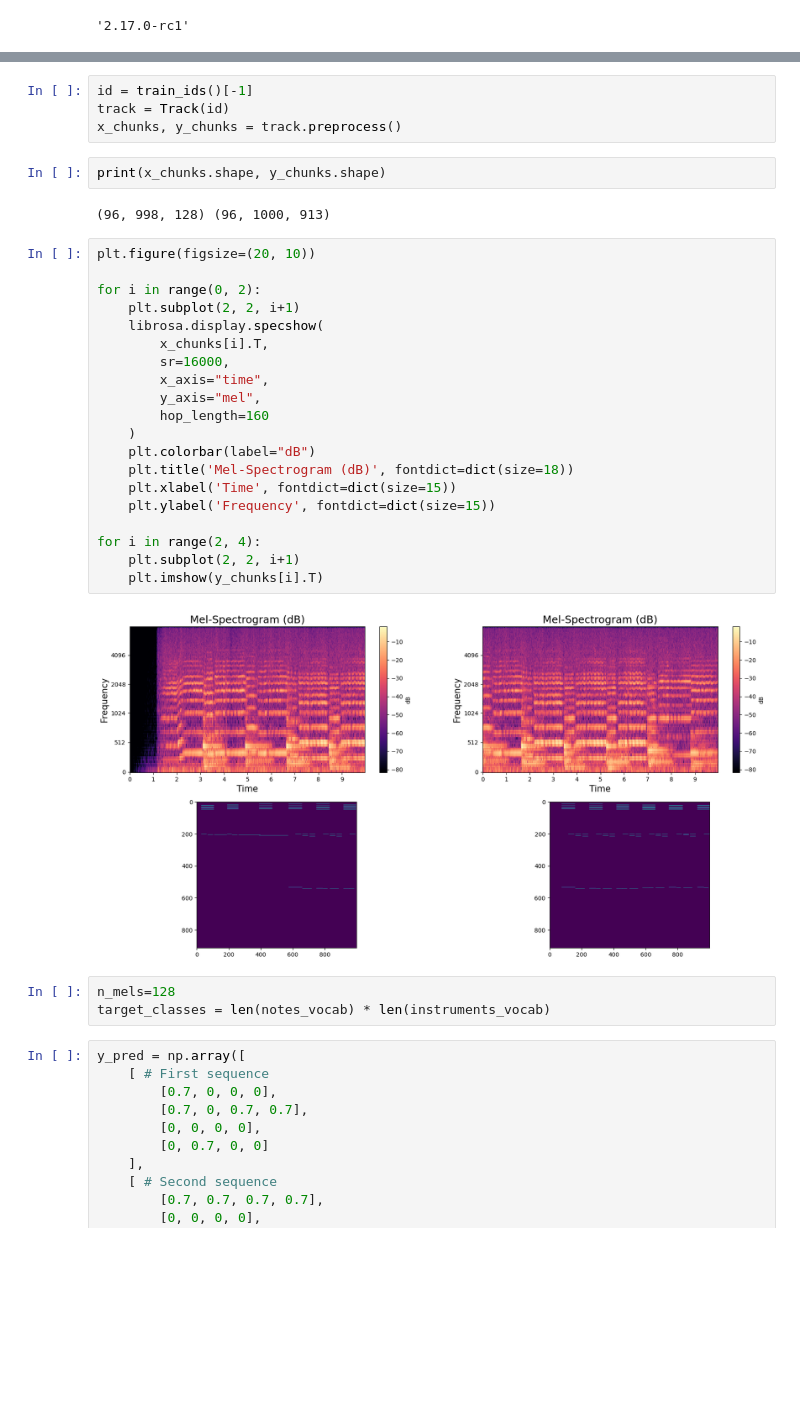
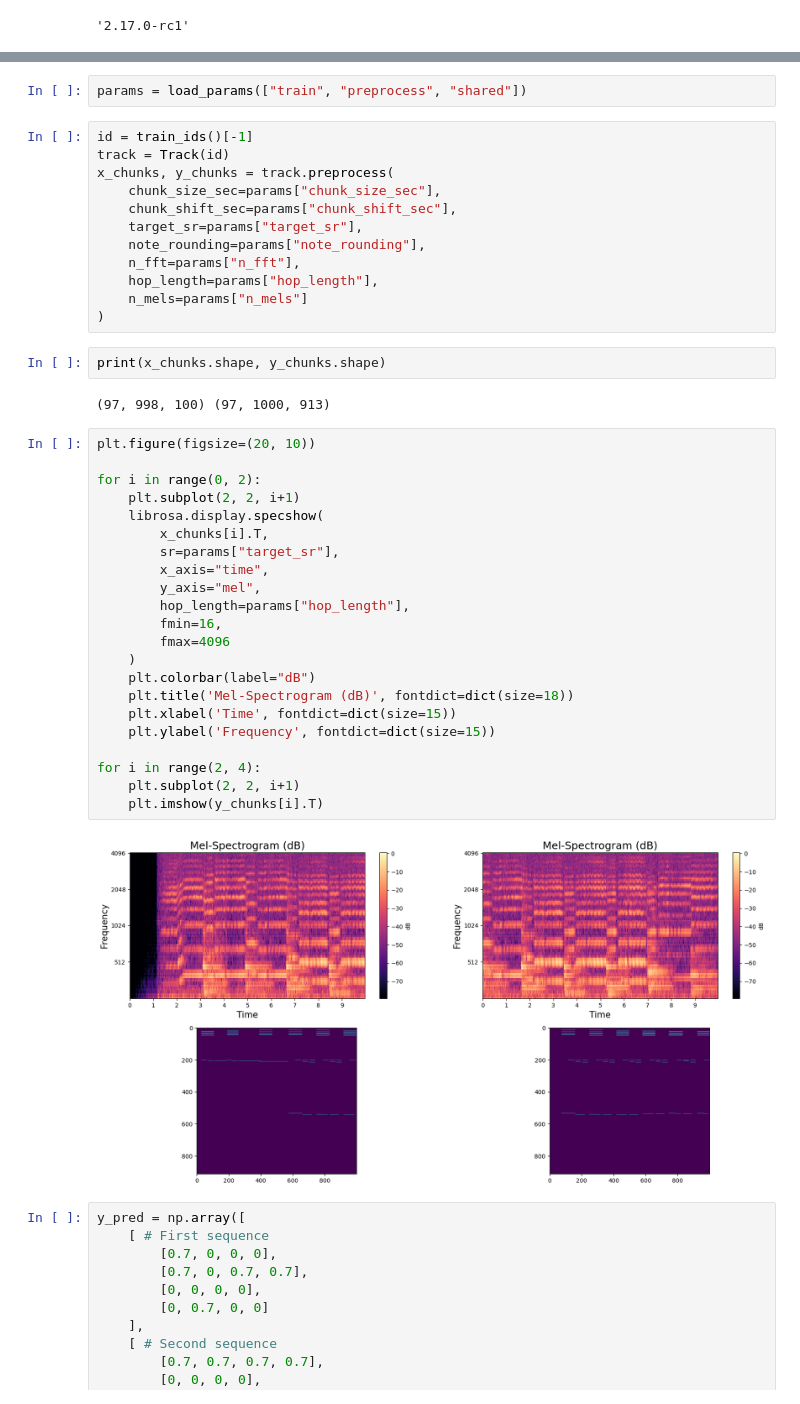
Before and after one commit to Lezek123/musicnet-transcription, a Jupyter notebook: notebooks/Playground.ipynb, the cells around one changed output, grey strips where cells are left out. Saved outputs shown, nothing was run; the diff lists cells and outputs as text; blank space fills up the shorter version.

Commit message:
- Adjust DVC pipeline (more params) - Add encoder-only architecture - Add lr config - Set fmax and fmin for melspec - Fix model serialization

```diff
--- a/notebooks/Playground.ipynb
+++ b/notebooks/Playground.ipynb
@@ -34,36 +26,45 @@ I0000 00:00:1720123297.375048   17028 cuda_executor.cc:1015] successful NUMA nod
+# %%
+params = load_params(["train", "preprocess", "shared"])
 # %%
 id = train_ids()[-1]
 track = Track(id)
-x_chunks, y_chunks = track.preprocess()
+x_chunks, y_chunks = track.preprocess(
+    chunk_size_sec=params["chunk_size_sec"],
+    chunk_shift_sec=params["chunk_shift_sec"],
+    target_sr=params["target_sr"],
+    note_rounding=params["note_rounding"],
+    n_fft=params["n_fft"],
+    hop_length=params["hop_length"],
+    n_mels=params["n_mels"]
+)
 # %%
 print(x_chunks.shape, y_chunks.shape)
 # %% [output]
-(96, 998, 128) (96, 1000, 913)
+(97, 998, 100) (97, 1000, 913)
 # %%
 plt.figure(figsize=(20, 10))
 
 for i in range(0, 2):
     plt.subplot(2, 2, i+1)
     librosa.display.specshow(
         x_chunks[i].T,
-        sr=16000,
+        sr=params["target_sr"],
         x_axis="time",
         y_axis="mel",
-        hop_length=160
+        hop_length=params["hop_length"],
+        fmin=16,
+        fmax=4096
     )
     plt.colorbar(label="dB")
     plt.title('Mel-Spectrogram (dB)', fontdict=dict(size=18))
     plt.xlabel('Time', fontdict=dict(size=15))
     plt.ylabel('Frequency', fontdict=dict(size=15))
 
 for i in range(2, 4):
     plt.subplot(2, 2, i+1)
     plt.imshow(y_chunks[i].T)
 # %% [output]
-[figure, old version]
+[figure, new version]
-# %%
-n_mels=128
-target_classes = len(notes_vocab) * len(instruments_vocab)
 # %%
 y_pred = np.array([
     [ # First sequence
```
Also changed, not shown: parts of 6 cells of this notebook, 10 other files.
